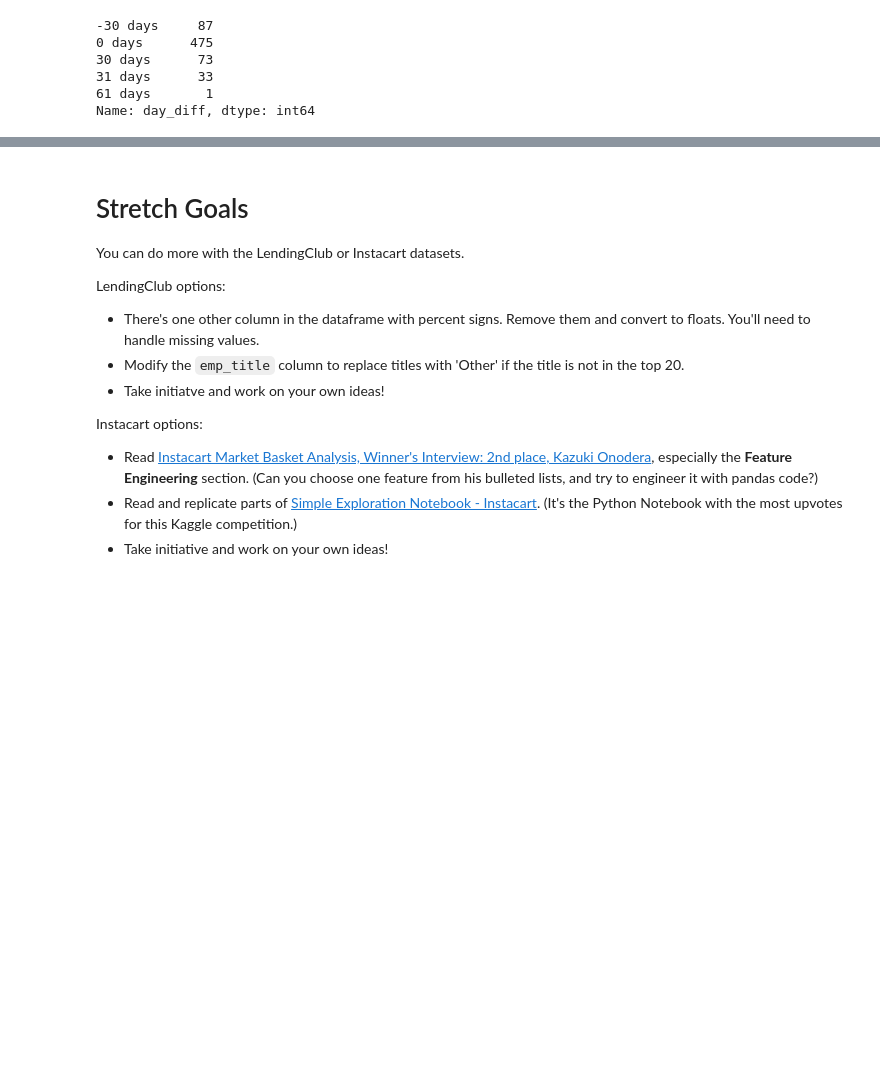
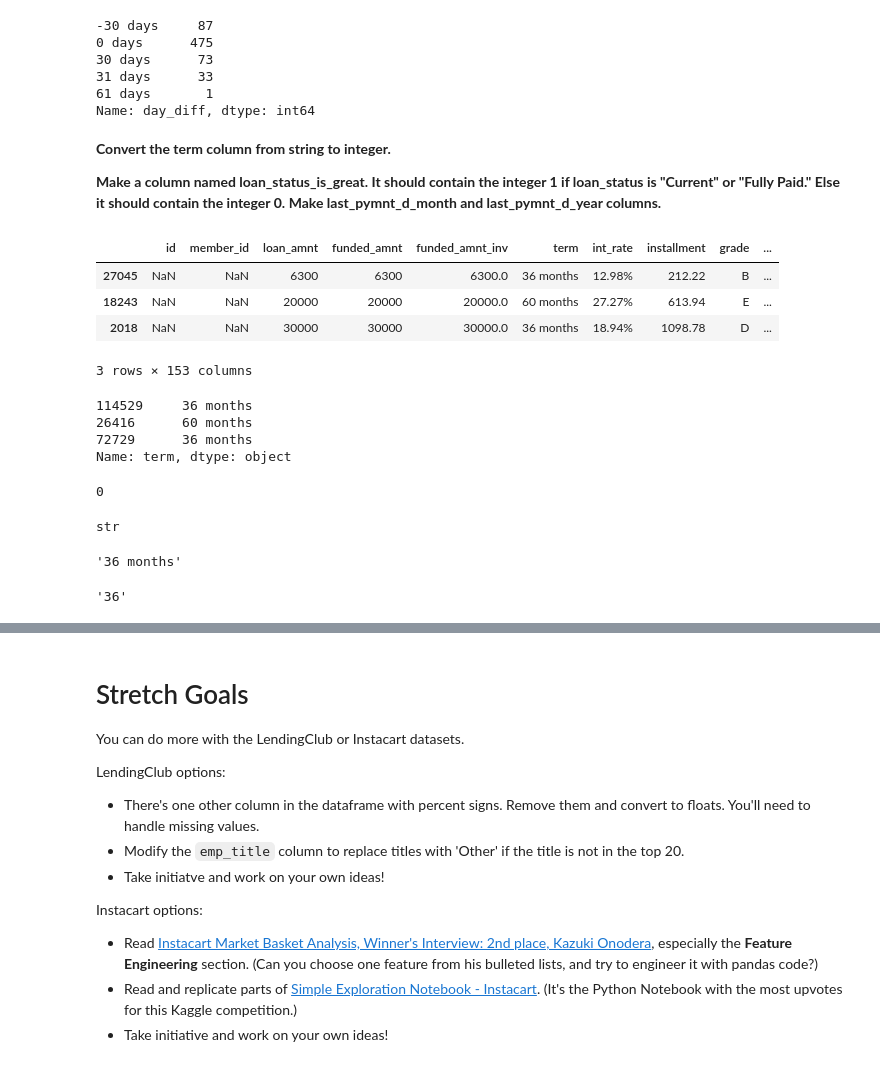
Before and after one commit to ranaharoonkhan/DS-Unit-1-Sprint-1-Data-Wrangling-and-Storytelling, a Jupyter notebook: Copy_of_LS_DS_112_Make_Features_Assignment.ipynb, the cells around one changed output, grey strips where cells are left out. Drawn from its saved outputs; the diff is of its cells as text; code cells hidden in the pictures; blank space fills up the shorter version.

Commit message:
Still working on Last month

```diff
--- a/Copy_of_LS_DS_112_Make_Features_Assignment.ipynb
+++ b/Copy_of_LS_DS_112_Make_Features_Assignment.ipynb
@@ -904,3 +904,44 @@ Loans['day_diff'].value_counts().sort_index().tail()
 31 days      33
 61 days       1
 Name: day_diff, dtype: int64
+# %% [markdown]
+**Convert the term column from string to integer.**
+
+**Make a column named loan_status_is_great. It should contain the integer 1 if loan_status is "Current" or "Fully Paid." Else it should contain the integer 0.**
+**Make last_pymnt_d_month and last_pymnt_d_year columns.**
+# %%
+Loans.sample(3)
+# %% [output]
+|  | id | member_id | loan_amnt | funded_amnt | funded_amnt_inv | term | int_rate | installment | grade | ... |
+| 27045 | NaN | NaN | 6300 | 6300 | 6300.0 | 36 months | 12.98% | 212.22 | B | ... |
+| 18243 | NaN | NaN | 20000 | 20000 | 20000.0 | 60 months | 27.27% | 613.94 | E | ... |
+| 2018 | NaN | NaN | 30000 | 30000 | 30000.0 | 36 months | 18.94% | 1098.78 | D | ... |
+3 rows × 153 columns
+# %%
+Loans['term'].sample(3)
+# %% [output]
+114529     36 months
+26416      60 months
+72729      36 months
+Name: term, dtype: object
+# %%
+#checking null emp
+Loans['term'].isnull().sum()
+# %% [output]
+0
+# %%
+#Confirming datatype
+type('term')
+# %% [output]
+str
+# %%
+#tsting on one value
+term1='36 months'
+term1
+# %% [output]
+'36 months'
+# %%
+#removing space after 36 and months
+term1.strip('months').strip()
+# %% [output]
+'36'
```
Also changed, not shown: parts of 30 cells of this notebook.
